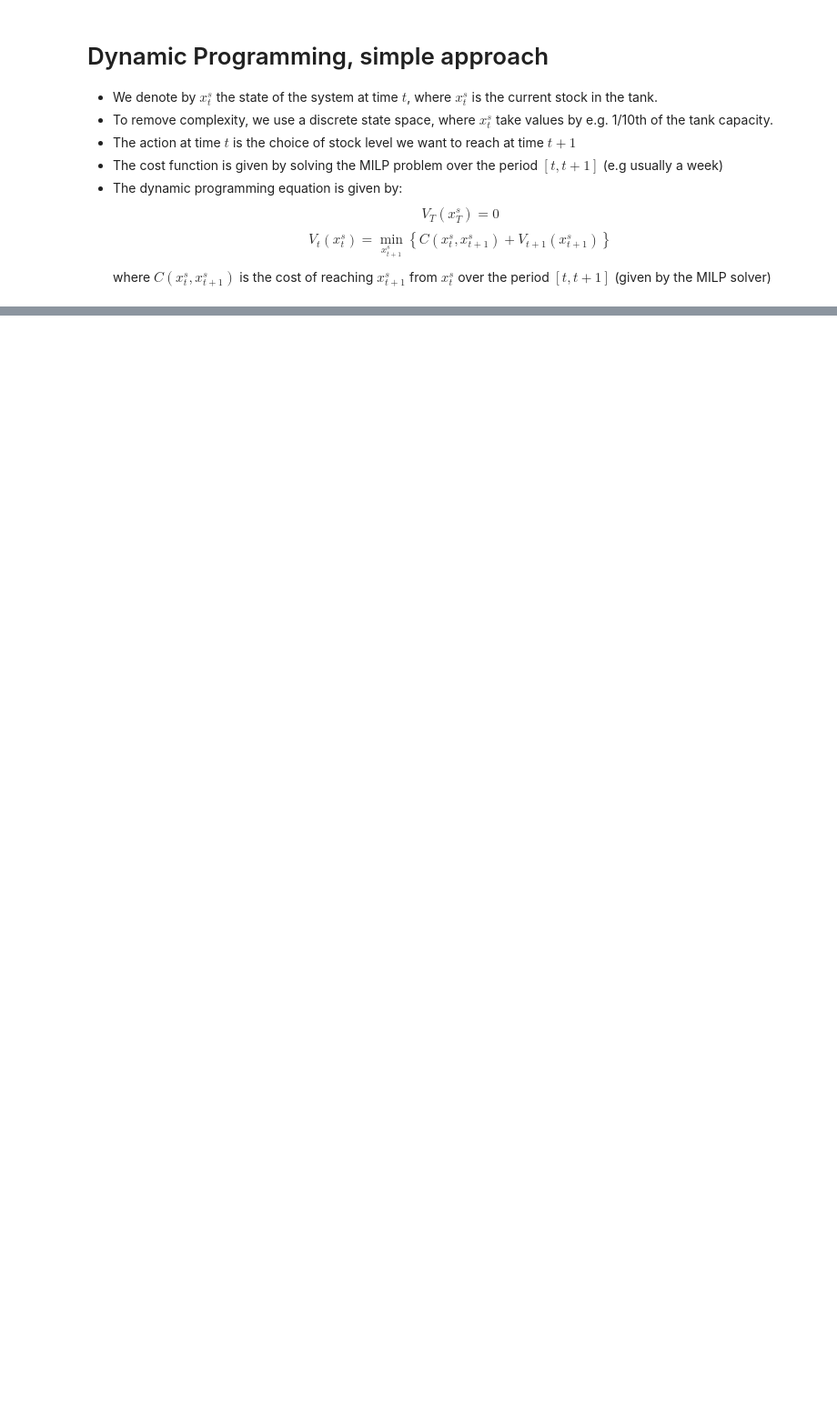
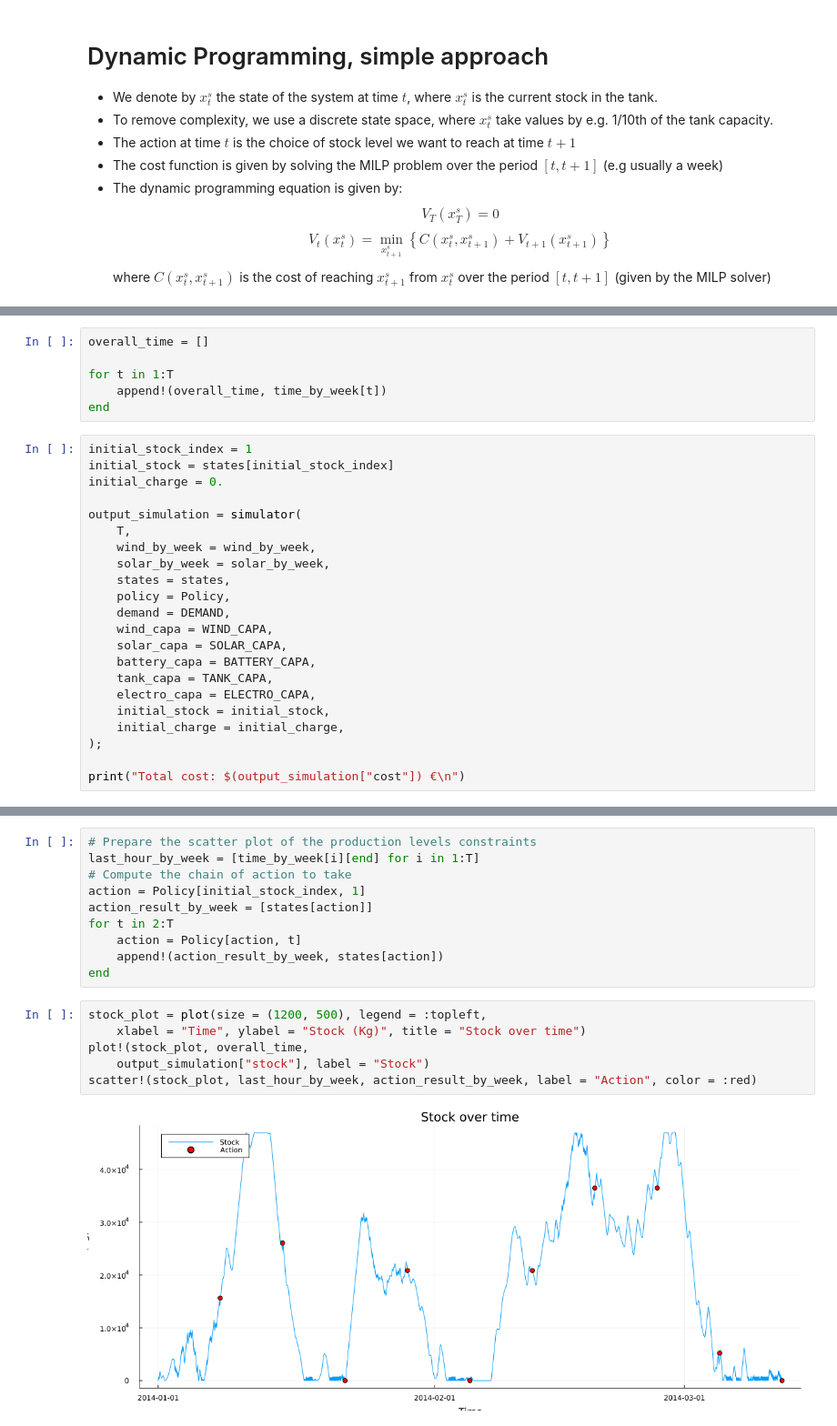
Before and after one commit to air-liquide-IMI-project/H2Modelling, a Jupyter notebook: dynamic_solver.ipynb, the cells around one changed output, grey strips where cells are left out. Shown at 91% size. Cells and saved outputs as stored; diff of their text form; blank space fills up the shorter version.

Commit message:
work on dynamic progamming solver & policy simulator

```diff
--- a/dynamic_solver.ipynb
+++ b/dynamic_solver.ipynb
@@ -61,0 +155,28 @@ for t ∈ T-1:-1:1
+# %%
+overall_time = []
+
+for t in 1:T
+    append!(overall_time, time_by_week[t])
+end
+# %%
+initial_stock_index = 1
+initial_stock = states[initial_stock_index]
+initial_charge = 0.
+
+output_simulation = simulator(
+    T,
+    wind_by_week = wind_by_week,
+    solar_by_week = solar_by_week,
+    states = states,
+    policy = Policy,
+    demand = DEMAND,
+    wind_capa = WIND_CAPA,
+    solar_capa = SOLAR_CAPA,
+    battery_capa = BATTERY_CAPA,
+    tank_capa = TANK_CAPA,
+    electro_capa = ELECTRO_CAPA,
+    initial_stock = initial_stock,
+    initial_charge = initial_charge,
+);
+
+print("Total cost: $(output_simulation["cost"]) €\n")
@@ -61,0 +187,18 @@ for t ∈ T-1:-1:1
+# %%
+# Prepare the scatter plot of the production levels constraints
+last_hour_by_week = [time_by_week[i][end] for i in 1:T]
+# Compute the chain of action to take
+action = Policy[initial_stock_index, 1]
+action_result_by_week = [states[action]]
+for t in 2:T
+    action = Policy[action, t]
+    append!(action_result_by_week, states[action])
+end
+# %%
+stock_plot = plot(size = (1200, 500), legend = :topleft,
+    xlabel = "Time", ylabel = "Stock (Kg)", title = "Stock over time")
+plot!(stock_plot, overall_time,
+    output_simulation["stock"], label = "Stock")
+scatter!(stock_plot, last_hour_by_week, action_result_by_week, label = "Action", color = :red)
+# %% [output]
+[figure, added]
```
Also changed, not shown: parts of 14 cells of this notebook, 4 other files.
